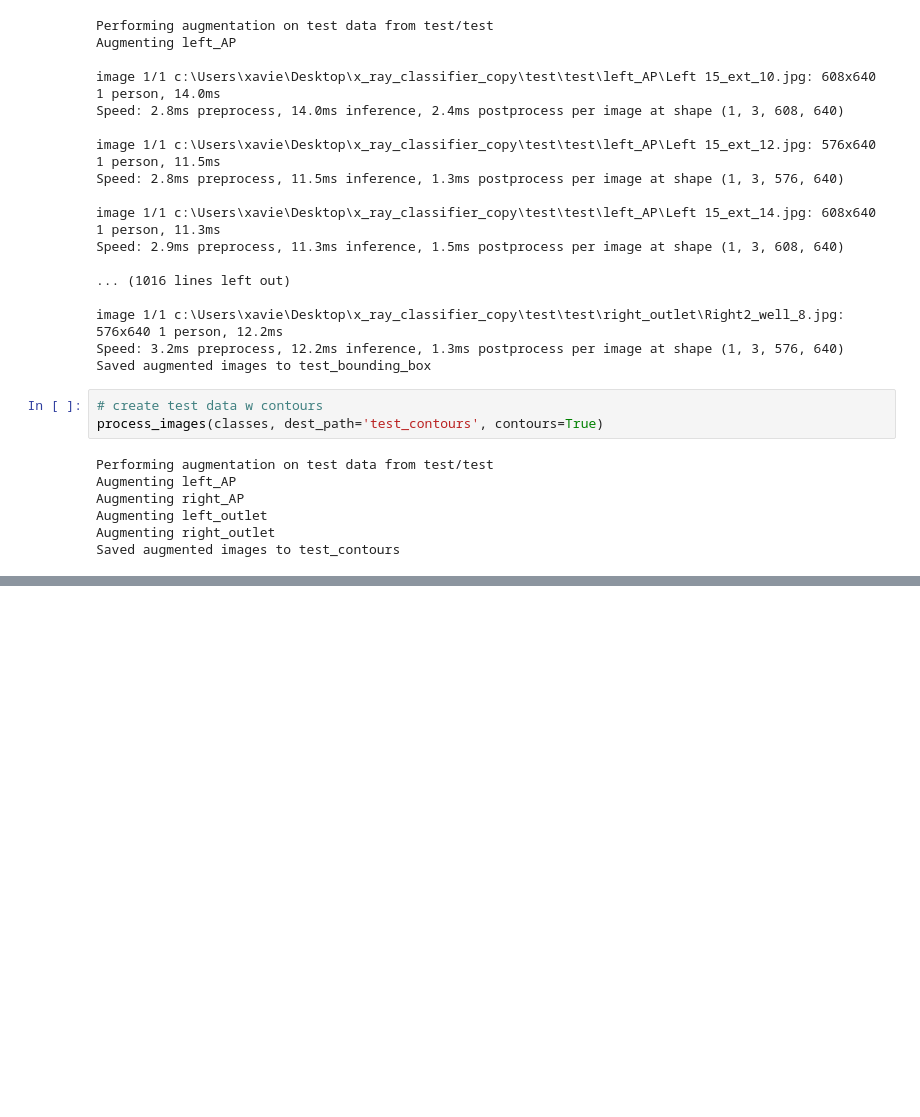
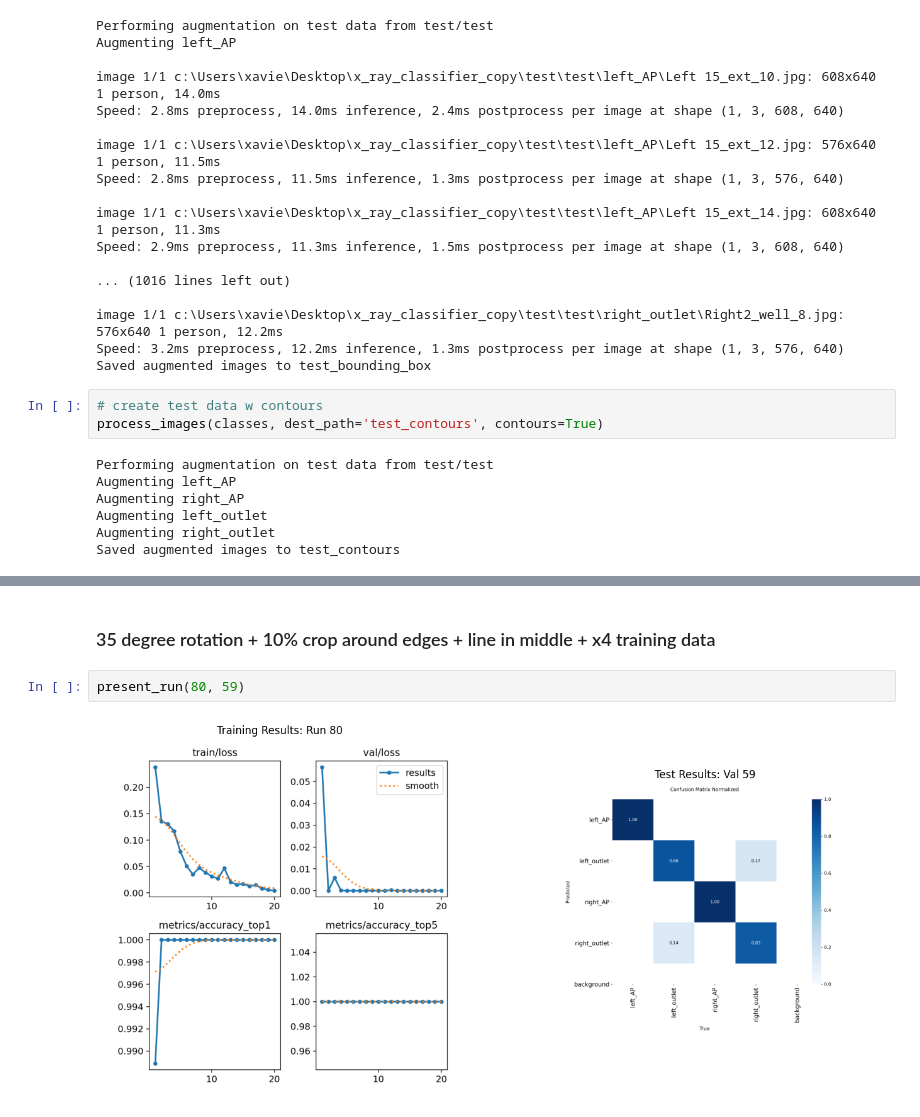
Before and after one commit to teystyxavy/x_ray_classifier, a Jupyter notebook: classifier.ipynb, the cells around one changed output, grey strips where cells are left out. Drawn from its saved outputs; the diff is of its cells as text; blank space fills up the shorter version.

```diff
--- a/classifier.ipynb
+++ b/classifier.ipynb
@@ -642,0 +651,6 @@ display_hd_matplotlib('runs/classify/val92/confusion_matrix_normalized.png')
+# %% [markdown]
+### 35 degree rotation + 10% crop around edges + line in middle + x4 training data ###
+# %%
+present_run(80, 59)
+# %% [output]
+[figure, added]
```
Also changed, not shown: parts of 13 cells of this notebook.
